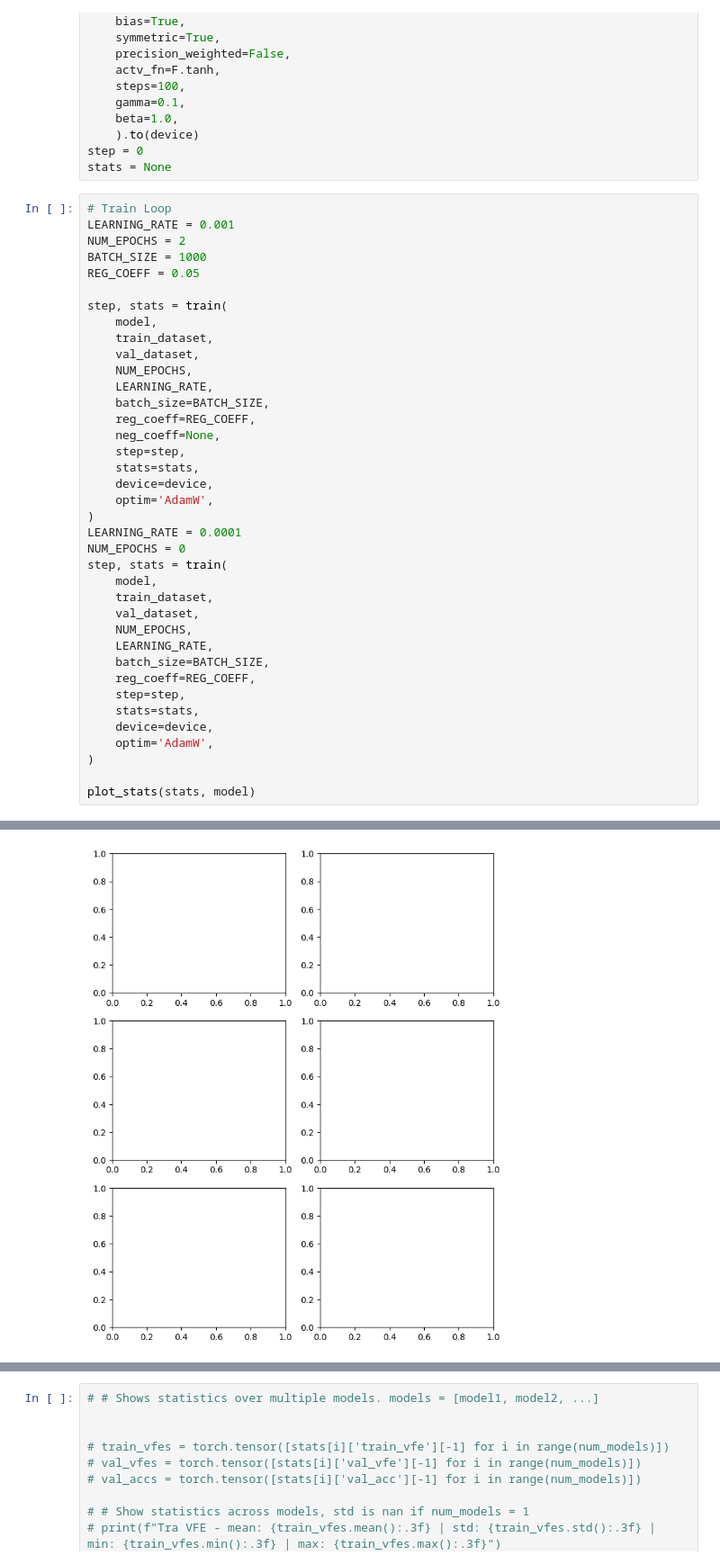
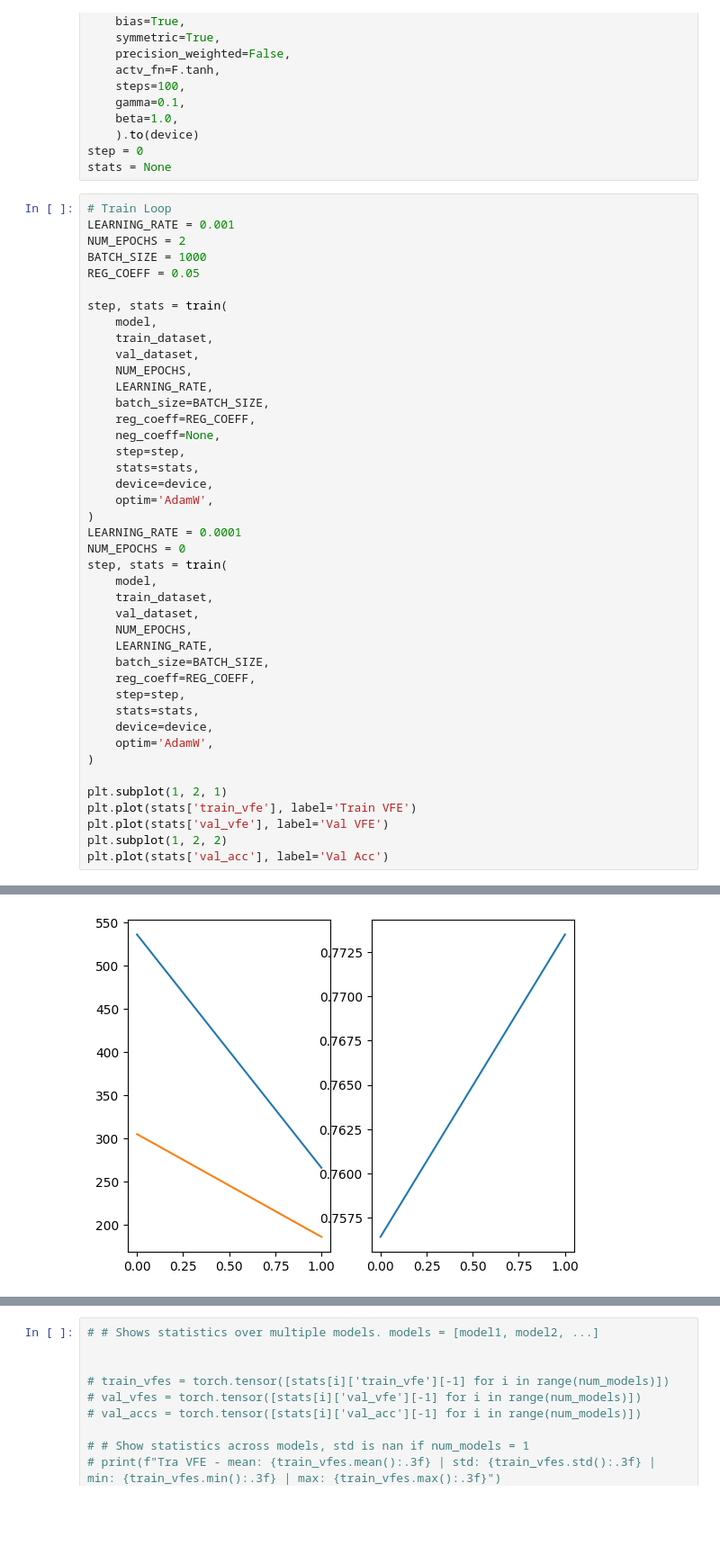
Before and after one commit to joeagriffith/pclib, a Jupyter notebook: examples/mnist/mnist_fc_inv_sym.ipynb, the cells around one changed output, grey strips where cells are left out. Shown at 90% size. Saved outputs shown, nothing was run; the diff lists cells and outputs as text; blank space fills up the shorter version.

```diff
--- a/examples/mnist/mnist_fc_inv_sym.ipynb
+++ b/examples/mnist/mnist_fc_inv_sym.ipynb
@@ -143,5 +143,9 @@ step, stats = train(
     optim='AdamW',
 )
 
-plot_stats(stats, model)
+plt.subplot(1, 2, 1)
+plt.plot(stats['train_vfe'], label='Train VFE')
+plt.plot(stats['val_vfe'], label='Val VFE')
+plt.subplot(1, 2, 2)
+plt.plot(stats['val_acc'], label='Val Acc')
 # %% [output]
@@ -149 +153 @@ KeyError: 'R_norms'
-[figure, old version]
+[figure, new version]
```
Also changed, not shown: parts of 8 cells of this notebook, 26 other files.
